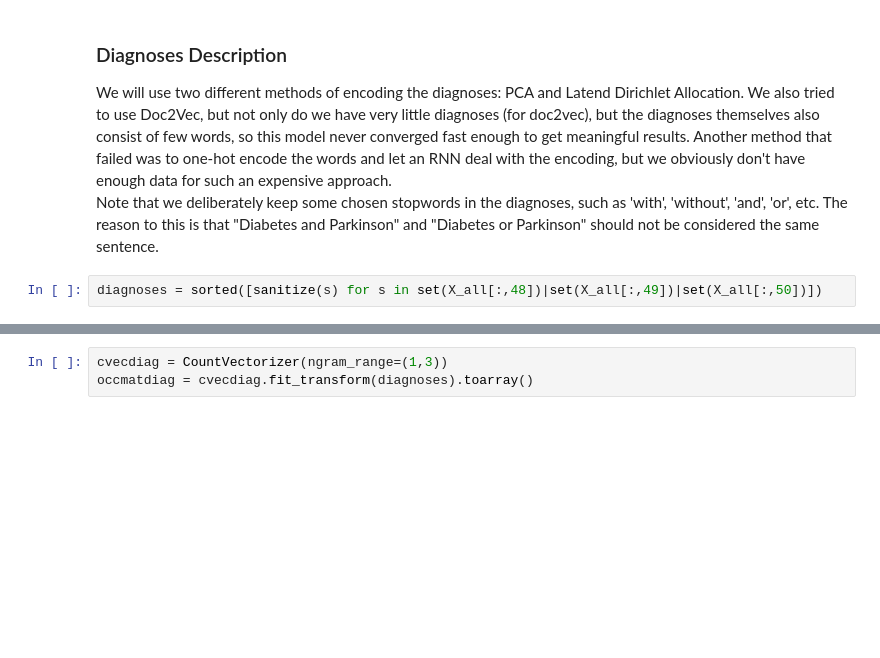
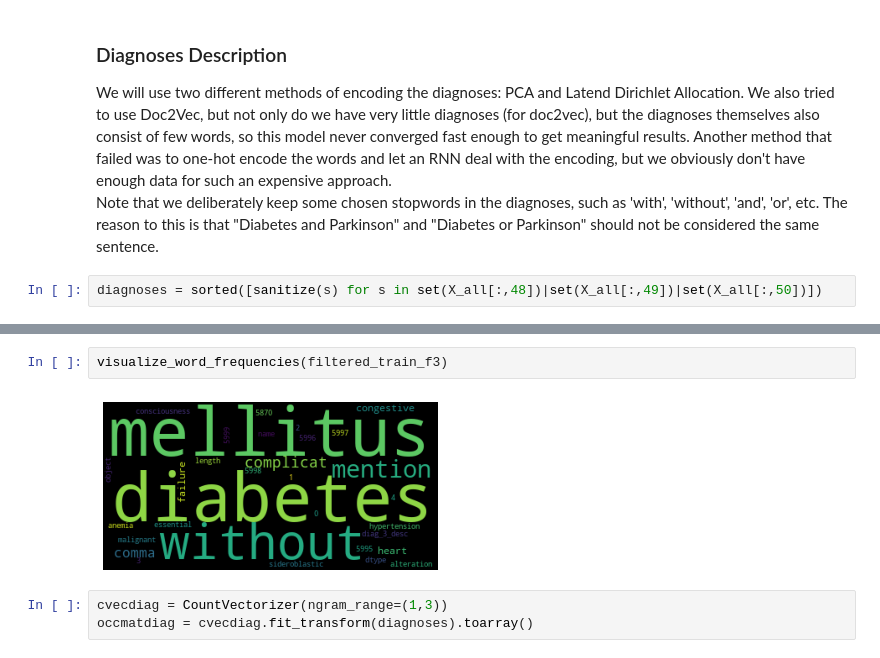
Before and after one commit to rbischof/ML4HC, a Jupyter notebook: project_2/Analysis.ipynb, the cells around one changed output, grey strips where cells are left out. Drawn from its saved outputs; the diff is of its cells as text; blank space fills up the shorter version.

```diff
--- a/project_2/Analysis.ipynb
+++ b/project_2/Analysis.ipynb
@@ -733,3 +795,7 @@ diagnoses = sorted([sanitize(s) for s in set(X_all[:,48])|set(X_all[:,49])|set(X
+# %%
+visualize_word_frequencies(filtered_train_f3)
+# %% [output]
+[figure, added]
 # %%
 cvecdiag = CountVectorizer(ngram_range=(1,3))
 occmatdiag = cvecdiag.fit_transform(diagnoses).toarray()
```
Also changed, not shown: parts of 9 cells of this notebook.
